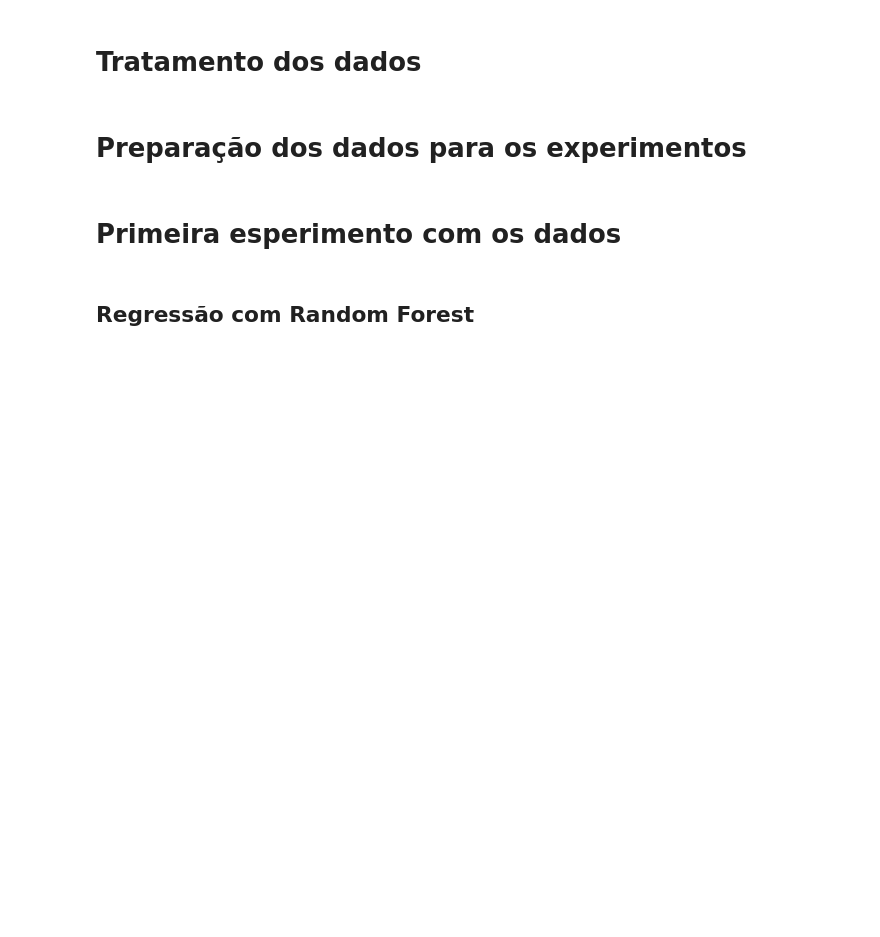
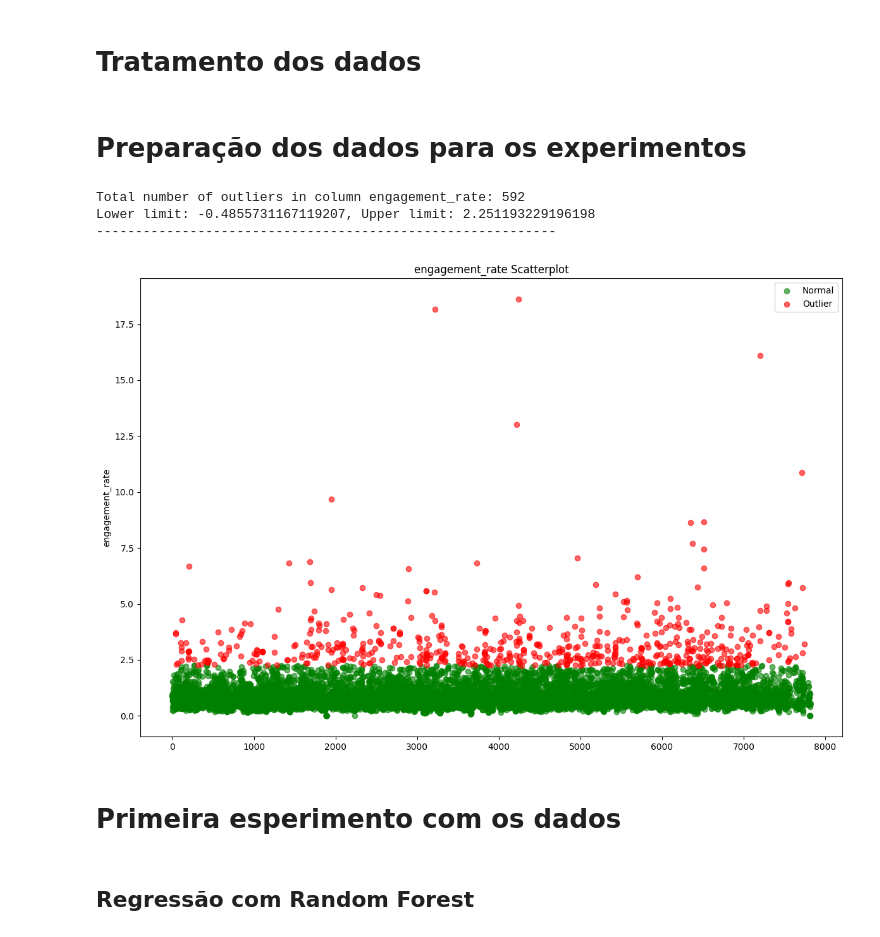
Before and after one commit to J0hnV1ct0r/TCC_Music, a Jupyter notebook: Experimento_modelos_classicos.ipynb, the cells around one changed output. Drawn from its saved outputs; the diff is of its cells as text; code cells hidden in the pictures; blank space fills up the shorter version.

```diff
--- a/Experimento_modelos_classicos.ipynb
+++ b/Experimento_modelos_classicos.ipynb
@@ -58,3 +64,47 @@ youtube_365_df=spotify_youtube_limpo[spotify_youtube_limpo['dias_na_plataforma']
 spotify_youtube_df_366_more = spotify_youtube_limpo.drop(youtube_365_df.index)
 spotify_youtube_df_91_365 = youtube_365_df.drop(youtube_90_df.index)
 spotify_youtube_df_31_90 = youtube_365_df.drop(youtube_30_df.index)
+# %%
+def find_outliers_iqr(data, column):
+    Q1 = data[column].quantile(0.25)
+    Q3 = data[column].quantile(0.75)
+    IQR = Q3 - Q1
+
+    lower_bound = Q1 - 1.5 * IQR
+    upper_bound = Q3 + 1.5 * IQR
+
+    outliers = data[(data[column] < lower_bound) | (data[column] > upper_bound)]
+    return outliers, lower_bound, upper_bound
+
+
+columns_to_check = ["engagement_rate"]
+
+
+plt.figure(figsize = (12, 8))
+for i, col in enumerate(columns_to_check, 1):
+
+    outliers, lower, upper = find_outliers_iqr(spotify_youtube_df_366_more, col)
+
+
+    normal_values = spotify_youtube_df_366_more[(spotify_youtube_df_366_more[col] >= lower) & (spotify_youtube_df_366_more[col] <= upper)]
+
+
+    plt.subplot(1, 1, i)
+    plt.scatter(normal_values.index, normal_values[col], label = "Normal", alpha = 0.6, c = "green")
+    plt.scatter(outliers.index, outliers[col], label = "Outlier", alpha=0.6, c = "red")
+    plt.title(f"{col} Scatterplot")
+    plt.ylabel(col)
+    plt.legend()
+
+
+    print(f"Total number of outliers in column {col}: {len(outliers)}")
+    print(f"Lower limit: {lower}, Upper limit: {upper}")
+    print("-" * 59)
+
+plt.tight_layout()
+plt.show()
+# %% [output]
+Total number of outliers in column engagement_rate: 592
+Lower limit: -0.4855731167119207, Upper limit: 2.251193229196198
+-----------------------------------------------------------
+[figure, added]
```
Also changed, not shown: parts of 23 cells of this notebook.
